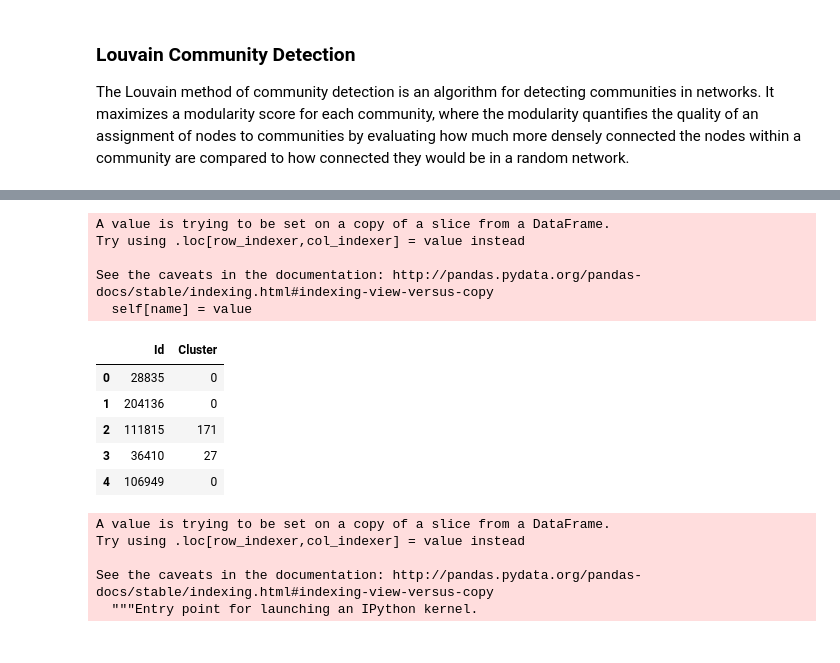
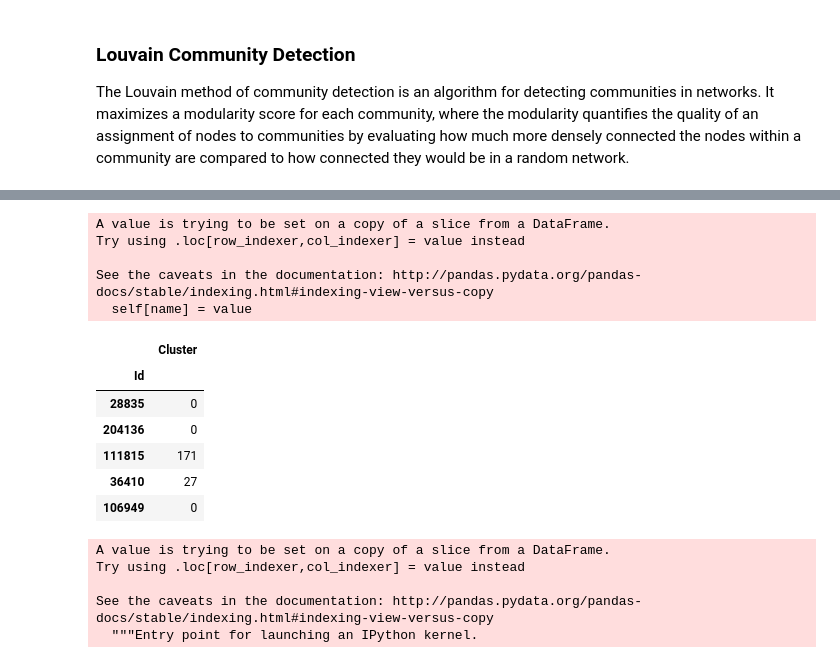
Before and after one commit to briansrebrenik/Final_Project, a Jupyter notebook: twitter_network_eda.ipynb, the cells around one changed output, grey strips where cells are left out. Drawn from its saved outputs; the diff is of its cells as text; code cells hidden in the pictures.

```diff
--- a/twitter_network_eda.ipynb
+++ b/twitter_network_eda.ipynb
@@ -112,20 +114,21 @@ The Louvain method of community detection is an algorithm for detecting communit
 # %%
 louvain_df = stats_from_gephi[['Id', 'Cluster']]
 louvain_df.Id = louvain_df.Id.apply(lambda x: str(x))
-
+louvain_df.set_index('Id', inplace=True)
 louvain_df.head()
 # %% [output]
 A value is trying to be set on a copy of a slice from a DataFrame.
 Try using .loc[row_indexer,col_indexer] = value instead
 
 See the caveats in the documentation: http://pandas.pydata.org/pandas-docs/stable/indexing.html#indexing-view-versus-copy
   self[name] = value
-|  | Id | Cluster |
-| 0 | 28835 | 0 |
-| 1 | 204136 | 0 |
-| 2 | 111815 | 171 |
-| 3 | 36410 | 27 |
-| 4 | 106949 | 0 |
+|  | Cluster |
+| Id |  |
+| 28835 | 0 |
+| 204136 | 0 |
+| 111815 | 171 |
+| 36410 | 27 |
+| 106949 | 0 |
 # %%
 louvain_df['Fake'] = louvain_df.Id.apply(lambda x: x in fake_sources)
 # %% [output]
```
Also changed, not shown: parts of 26 cells of this notebook.
